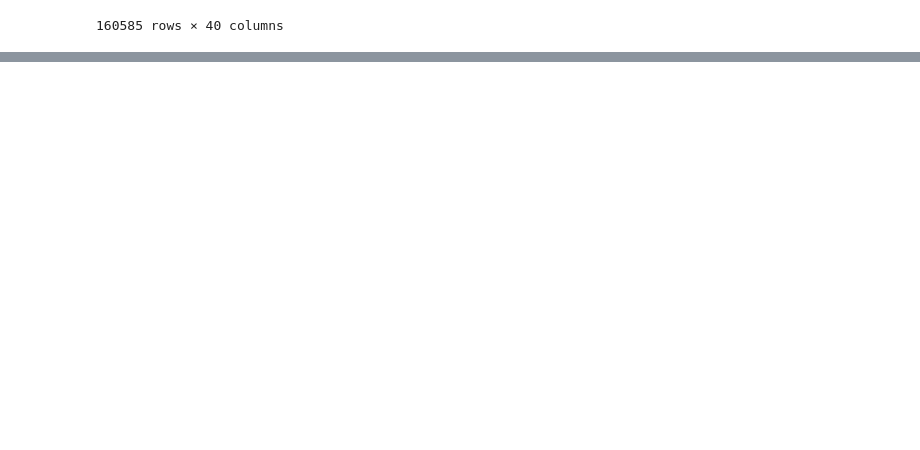
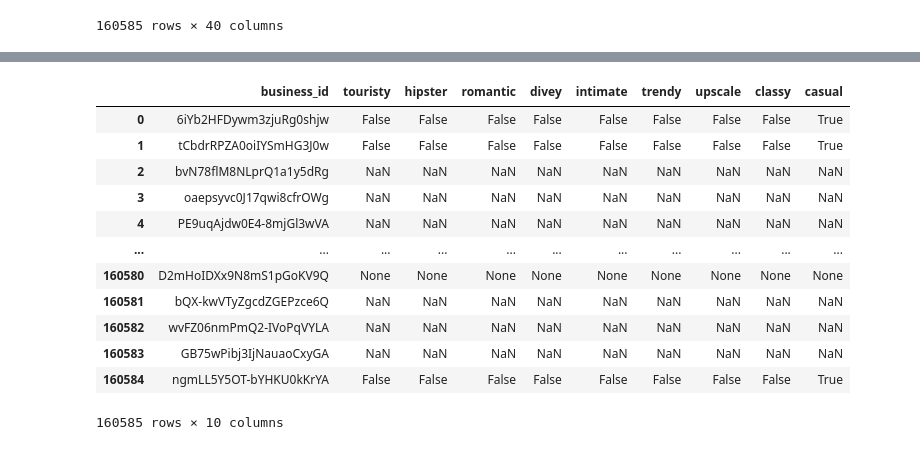
Before and after one commit to connie-ho/data-bites, a Jupyter notebook: Data_Exploration.ipynb, the cells around one changed output, grey strips where cells are left out. Drawn from its saved outputs; the diff is of its cells as text; code cells hidden in the pictures; blank space fills up the shorter version.

```diff
--- a/Data_Exploration.ipynb
+++ b/Data_Exploration.ipynb
@@ -340,0 +314,17 @@ Name: BusinessParking, dtype: object
+# %%
+# Data in might be as a string in a dictionary format so need to convert the string to dictionary first
+def convert_as_literal(row):
+    if not pd.isna(row):
+        row = ast.literal_eval(row)
+    return row
+
+def get_exploded_df(df_orig, column):
+    df = df_orig.copy()
+    df[column] = df[column].apply(lambda row: convert_as_literal(row))
+
+    df_att = df[['business_id',column]].copy()
+    df_att = df_att.join(\
+        pd.DataFrame(df_att[column].to_dict()).T)
+    df_att = df_att[df_att.columns.drop(column)]
+    df_att = df_att.applymap(lambda x: x.strip() if isinstance(x, str) else x)
+    return df_att
@@ -340,0 +350,18 @@ Name: BusinessParking, dtype: object
+# %%
+df_business_attributes_ambience = get_exploded_df(df_business_attributes, 'Ambience')
+df_business_attributes_ambience.to_csv(f"{csv_folder}/yelp_academic_dataset_business_attributes_Ambience.csv", index=False)
+df_business_attributes_ambience
+# %% [output]
+|  | business_id | touristy | hipster | romantic | divey | intimate | trendy | upscale | classy | casual |
+| 0 | 6iYb2HFDywm3zjuRg0shjw | False | False | False | False | False | False | False | False | True |
+| 1 | tCbdrRPZA0oiIYSmHG3J0w | False | False | False | False | False | False | False | False | True |
+| 2 | bvN78flM8NLprQ1a1y5dRg | NaN | NaN | NaN | NaN | NaN | NaN | NaN | NaN | NaN |
+| 3 | oaepsyvc0J17qwi8cfrOWg | NaN | NaN | NaN | NaN | NaN | NaN | NaN | NaN | NaN |
+| 4 | PE9uqAjdw0E4-8mjGl3wVA | NaN | NaN | NaN | NaN | NaN | NaN | NaN | NaN | NaN |
+| ... | ... | ... | ... | ... | ... | ... | ... | ... | ... | ... |
+| 160580 | D2mHoIDXx9N8mS1pGoKV9Q | None | None | None | None | None | None | None | None | None |
+| 160581 | bQX-kwVTyZgcdZGEPzce6Q | NaN | NaN | NaN | NaN | NaN | NaN | NaN | NaN | NaN |
+| 160582 | wvFZ06nmPmQ2-IVoPqVYLA | NaN | NaN | NaN | NaN | NaN | NaN | NaN | NaN | NaN |
+| 160583 | GB75wPibj3IjNauaoCxyGA | NaN | NaN | NaN | NaN | NaN | NaN | NaN | NaN | NaN |
+| 160584 | ngmLL5Y5OT-bYHKU0kKrYA | False | False | False | False | False | False | False | False | True |
+160585 rows × 10 columns
```
Also changed, not shown: parts of 40 cells of this notebook.
